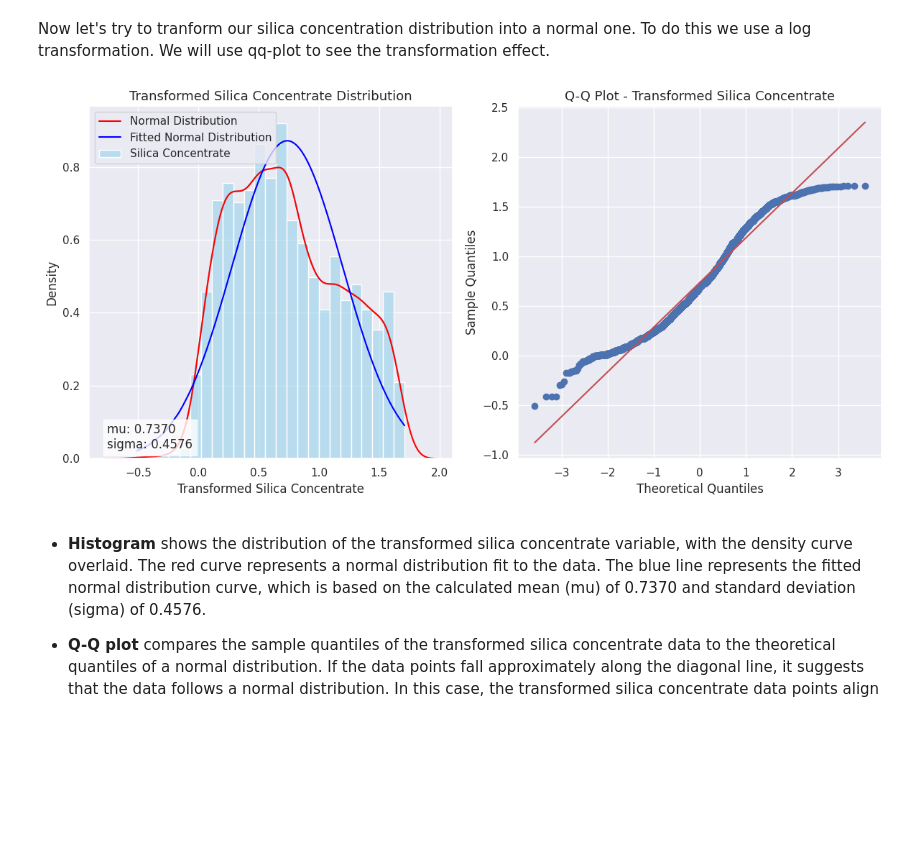
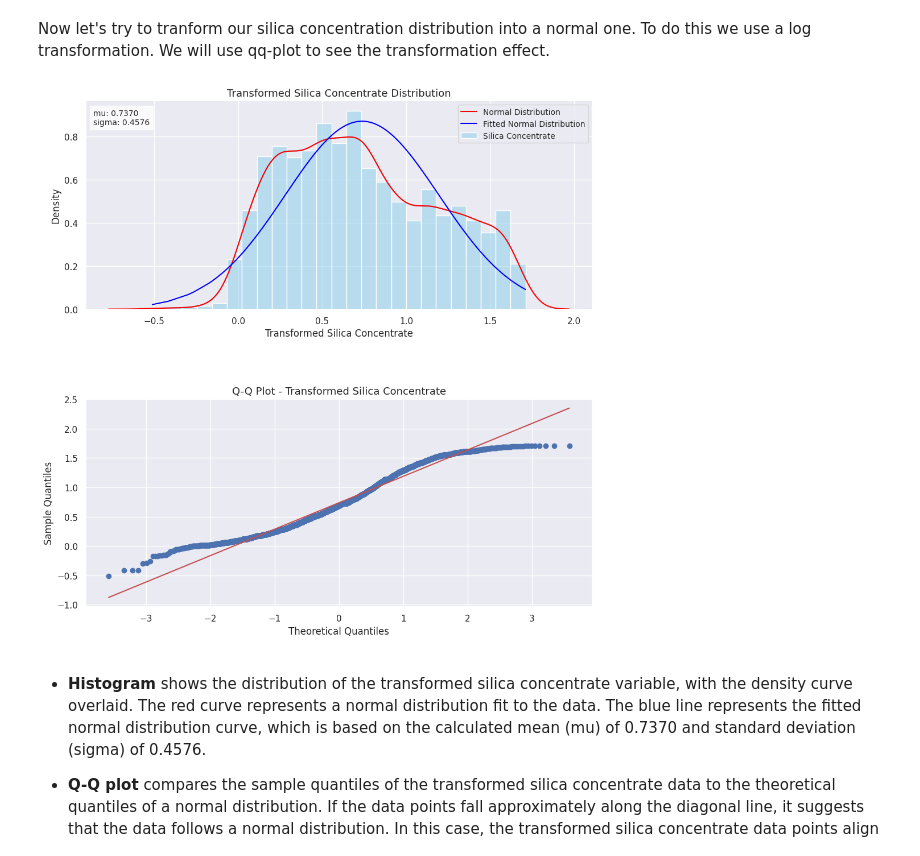
Before and after one commit to arifaygun/ML_Calisma_Notebooklari, a Jupyter notebook: AA_Graduate_Project_2_Silica.ipynb, the cells around one changed output. Cells and saved outputs as stored; diff of their text form; code cells hidden in the pictures; blank space fills up the shorter version.

```diff
--- a/AA_Graduate_Project_2_Silica.ipynb
+++ b/AA_Graduate_Project_2_Silica.ipynb
@@ -245,37 +245,37 @@ Now let's try to tranform our silica concentration distribution into a normal on
 # %%
 # Log transformation
 transformed_conc = np.log(flotation['silica_conc'])
 
 # Fitting normal distribution
 (mu, sigma) = norm.fit(transformed_conc)
 
 # Creating subplots
-fig, axes = plt.subplots(1, 2, figsize=(12, 6))
+fig, axes = plt.subplots(2, 1, figsize=(10, 10))
 
 sns.histplot(transformed_conc, kde=True, stat="density", common_norm=False,
              color='skyblue', label='Silica Concentrate', ax=axes[0])
 sns.kdeplot(transformed_conc, color='red', label='Normal Distribution', ax=axes[0])
 sns.lineplot(x=transformed_conc, y=norm.pdf(transformed_conc, mu, sigma),
              color='blue', label='Fitted Normal Distribution', ax=axes[0])
 
 axes[0].set_title('Transformed Silica Concentrate Distribution', fontsize=13)
 axes[0].set_xlabel("Transformed Silica Concentrate", fontsize=12)
 axes[0].set_ylabel("Density", fontsize=12)
-axes[0].legend()
+axes[0].legend(loc='upper right', fontsize=10)
 
-axes[0].text(0.05, 0.1, f"mu: {mu:.4f}\nsigma: {sigma:.4f}", transform=axes[0].transAxes,
-             verticalalignment='top',bbox=dict(facecolor='white', alpha=0.8))
+axes[0].text(0.015, 0.96, f"mu: {mu:.4f}\nsigma: {sigma:.4f}", transform=axes[0].transAxes,
+             verticalalignment='top',bbox=dict(facecolor='white', alpha=0.8), fontsize=10)
 
 # Q-Q plot for transformed data
 stats.probplot(transformed_conc, dist='norm', plot=axes[1])
 axes[1].set_title("Q-Q Plot - Transformed Silica Concentrate", fontsize=13)
 axes[1].set_xlabel("Theoretical Quantiles", fontsize=12)
 axes[1].set_ylabel("Sample Quantiles", fontsize=12)
 
-plt.tight_layout()
+plt.tight_layout(h_pad=5)
 plt.show()
 # %% [output]
-[figure, old version]
+[figure, new version]
 # %% [markdown]
 - **Histogram** shows the distribution of the transformed silica concentrate variable, with the density curve overlaid. The red curve represents a normal distribution fit to the data. The blue line represents the fitted normal distribution curve, which is based on the calculated mean (mu) of 0.7370 and standard deviation (sigma) of 0.4576.
 
```
Also changed, not shown: parts of 3 cells of this notebook.
